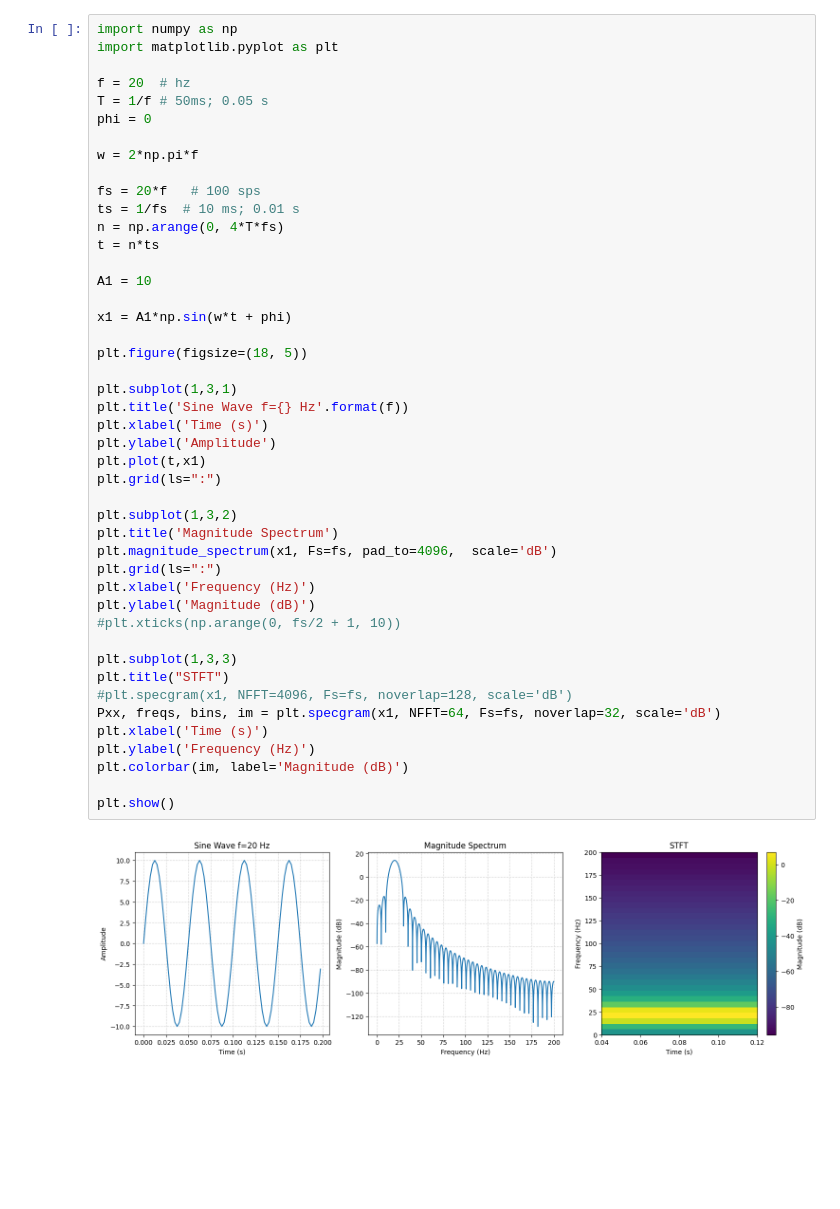
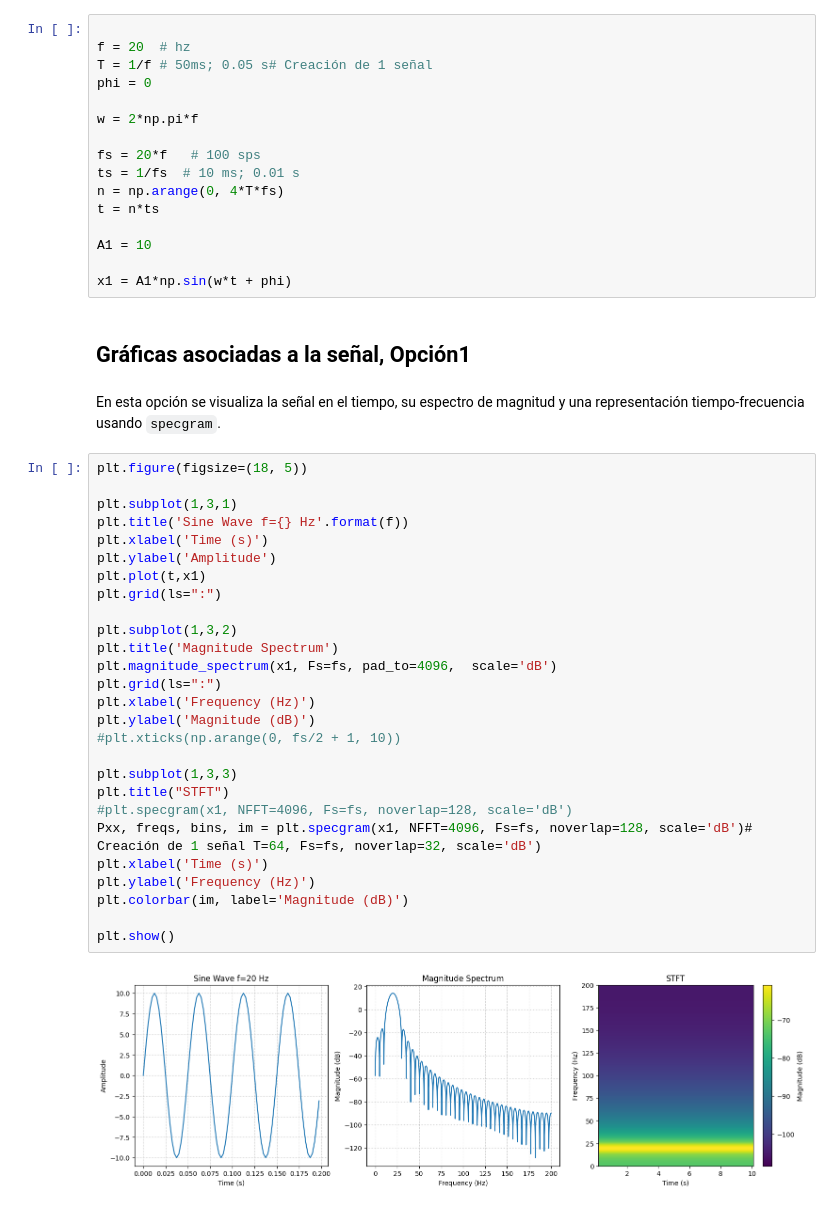
Before and after one commit to MSMRo/DSP_ISB, a Jupyter notebook: NOTEBOOKS/1_senales.ipynb, the cells around one changed output. Cells and saved outputs as stored; diff of their text form; blank space fills up the shorter version.

```diff
--- a/NOTEBOOKS/1_senales.ipynb
+++ b/NOTEBOOKS/1_senales.ipynb
@@ -1,9 +11,7 @@
 # %%
-import numpy as np
-import matplotlib.pyplot as plt
 
 f = 20  # hz
-T = 1/f # 50ms; 0.05 s
+T = 1/f # 50ms; 0.05 s# Creación de 1 señal
 phi = 0
 
 w = 2*np.pi*f
@@ -16,32 +24,36 @@ t = n*ts
 A1 = 10
 
 x1 = A1*np.sin(w*t + phi)
-
-plt.figure(figsize=(18, 5))
-
-plt.subplot(1,3,1)
-plt.title('Sine Wave f={} Hz'.format(f))
-plt.xlabel('Time (s)')
-plt.ylabel('Amplitude')
-plt.plot(t,x1)
-plt.grid(ls=":")
-
-plt.subplot(1,3,2)
-plt.title('Magnitude Spectrum')
-plt.magnitude_spectrum(x1, Fs=fs, pad_to=4096,  scale='dB')
-plt.grid(ls=":")
-plt.xlabel('Frequency (Hz)')
-plt.ylabel('Magnitude (dB)')
-#plt.xticks(np.arange(0, fs/2 + 1, 10))
-
-plt.subplot(1,3,3)
-plt.title("STFT")
-#plt.specgram(x1, NFFT=4096, Fs=fs, noverlap=128, scale='dB')
-Pxx, freqs, bins, im = plt.specgram(x1, NFFT=64, Fs=fs, noverlap=32, scale='dB')
-plt.xlabel('Time (s)')
-plt.ylabel('Frequency (Hz)')
-plt.colorbar(im, label='Magnitude (dB)')
-
-plt.show()
-# %% [output]
-[figure, removed]
+# %% [markdown]
+## Gráficas asociadas a la señal, Opción1
+# %% [markdown]
+En esta opción se visualiza la señal en el tiempo, su espectro de magnitud y una representación tiempo-frecuencia usando `specgram`.
+# %%
+plt.figure(figsize=(18, 5))
+
+plt.subplot(1,3,1)
+plt.title('Sine Wave f={} Hz'.format(f))
+plt.xlabel('Time (s)')
+plt.ylabel('Amplitude')
+plt.plot(t,x1)
+plt.grid(ls=":")
+
+plt.subplot(1,3,2)
+plt.title('Magnitude Spectrum')
+plt.magnitude_spectrum(x1, Fs=fs, pad_to=4096,  scale='dB')
+plt.grid(ls=":")
+plt.xlabel('Frequency (Hz)')
+plt.ylabel('Magnitude (dB)')
+#plt.xticks(np.arange(0, fs/2 + 1, 10))
+
+plt.subplot(1,3,3)
+plt.title("STFT")
+#plt.specgram(x1, NFFT=4096, Fs=fs, noverlap=128, scale='dB')
+Pxx, freqs, bins, im = plt.specgram(x1, NFFT=4096, Fs=fs, noverlap=128, scale='dB')# Creación de 1 señal T=64, Fs=fs, noverlap=32, scale='dB')
+plt.xlabel('Time (s)')
+plt.ylabel('Frequency (Hz)')
+plt.colorbar(im, label='Magnitude (dB)')
+
+plt.show()
+# %% [output]
+[figure, added]
```
Also changed, not shown: parts of 22 cells of this notebook.
